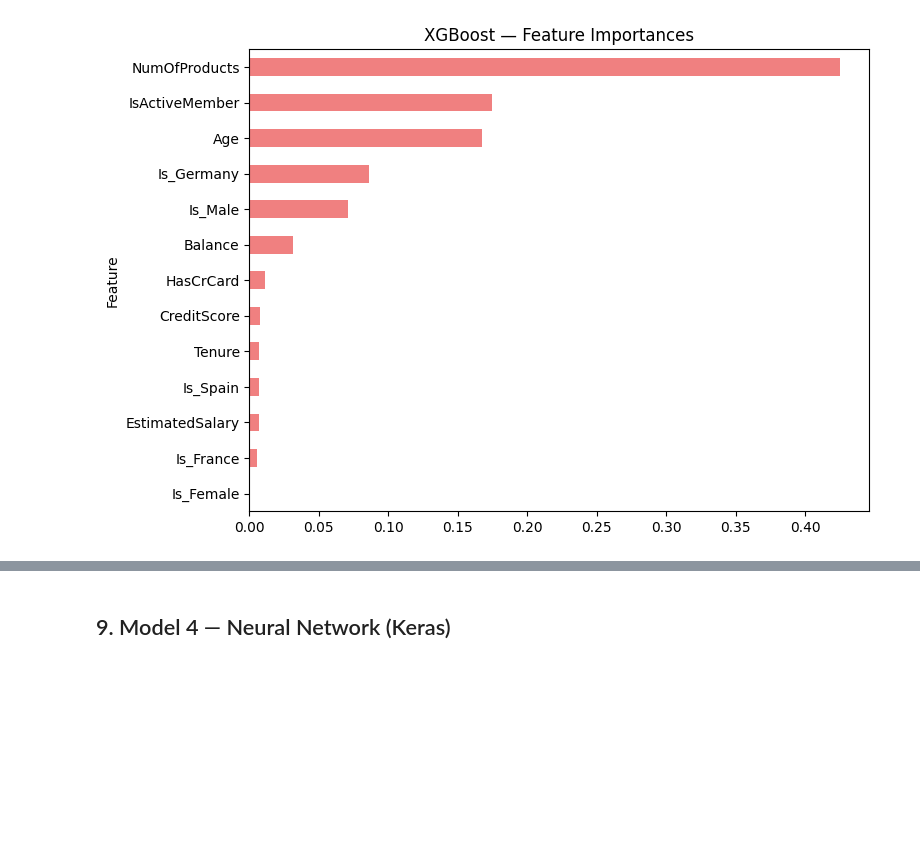
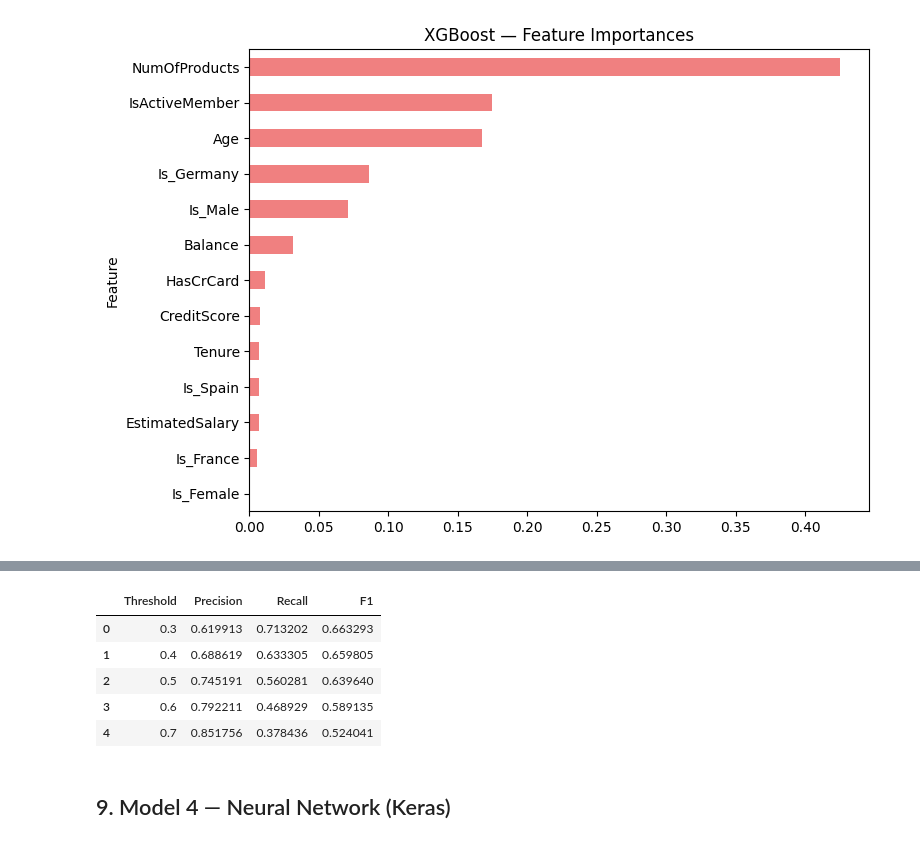
Before and after one commit to paradise2580/CREDIT-PULSE, a Jupyter notebook: bank_churn_combined (1).ipynb, the cells around one changed output, grey strips where cells are left out. Drawn from its saved outputs; the diff is of its cells as text; code cells hidden in the pictures; blank space fills up the shorter version.

```diff
--- a/bank_churn_combined (1).ipynb
+++ b/bank_churn_combined (1).ipynb
@@ -287,3 +336,25 @@ plt.show()
+# %%
+from sklearn.metrics import precision_score, recall_score, f1_score
+
+thresholds = [0.3, 0.4, 0.5, 0.6, 0.7]
+results = []
+for t in thresholds:
+    preds_t = (xgb_probs >= t).astype(int)
+    results.append({
+        'Threshold': t,
+        'Precision': precision_score(y_test, preds_t),
+        'Recall': recall_score(y_test, preds_t),
+        'F1': f1_score(y_test, preds_t)
+    })
+
+pd.DataFrame(results)
+# %% [output]
+|  | Threshold | Precision | Recall | F1 |
+| 0 | 0.3 | 0.619913 | 0.713202 | 0.663293 |
+| 1 | 0.4 | 0.688619 | 0.633305 | 0.659805 |
+| 2 | 0.5 | 0.745191 | 0.560281 | 0.639640 |
+| 3 | 0.6 | 0.792211 | 0.468929 | 0.589135 |
+| 4 | 0.7 | 0.851756 | 0.378436 | 0.524041 |
 # %% [markdown]
 ## 9. Model 4 — Neural Network (Keras)
 # %%
```
Also changed, not shown: parts of 6 cells of this notebook, 7 other files.
